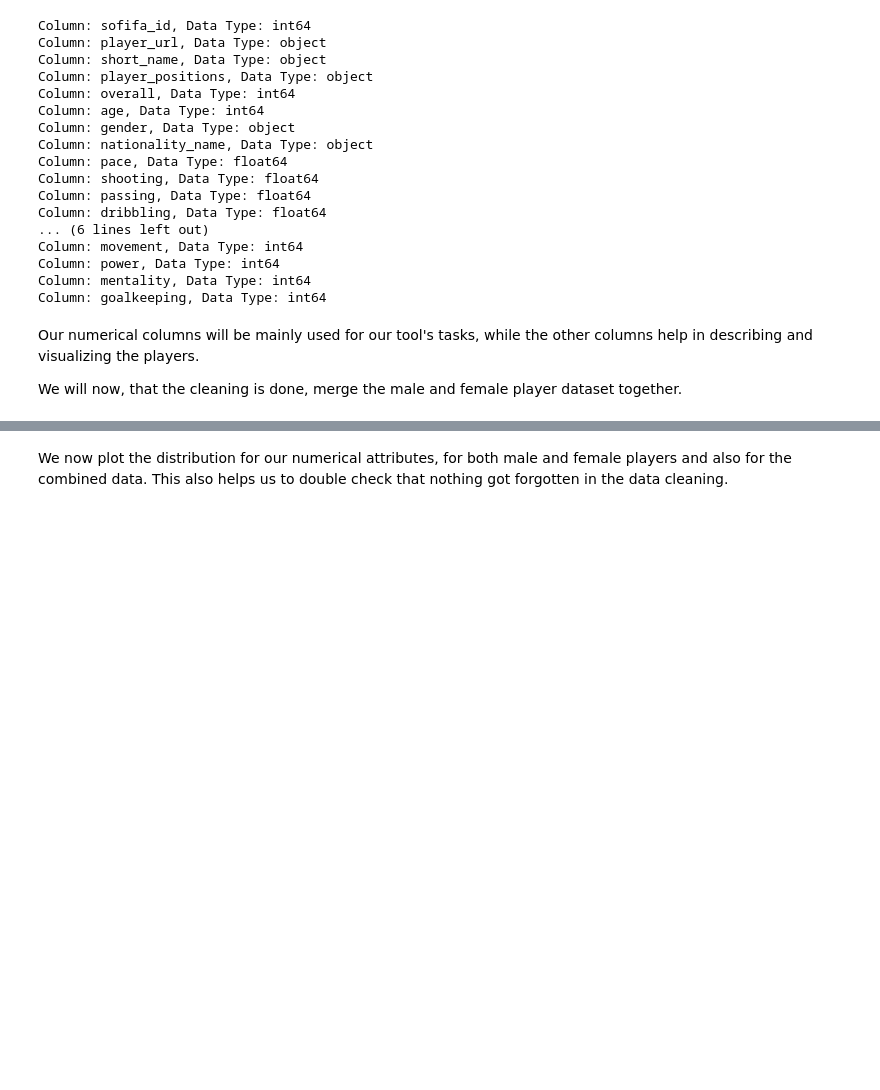
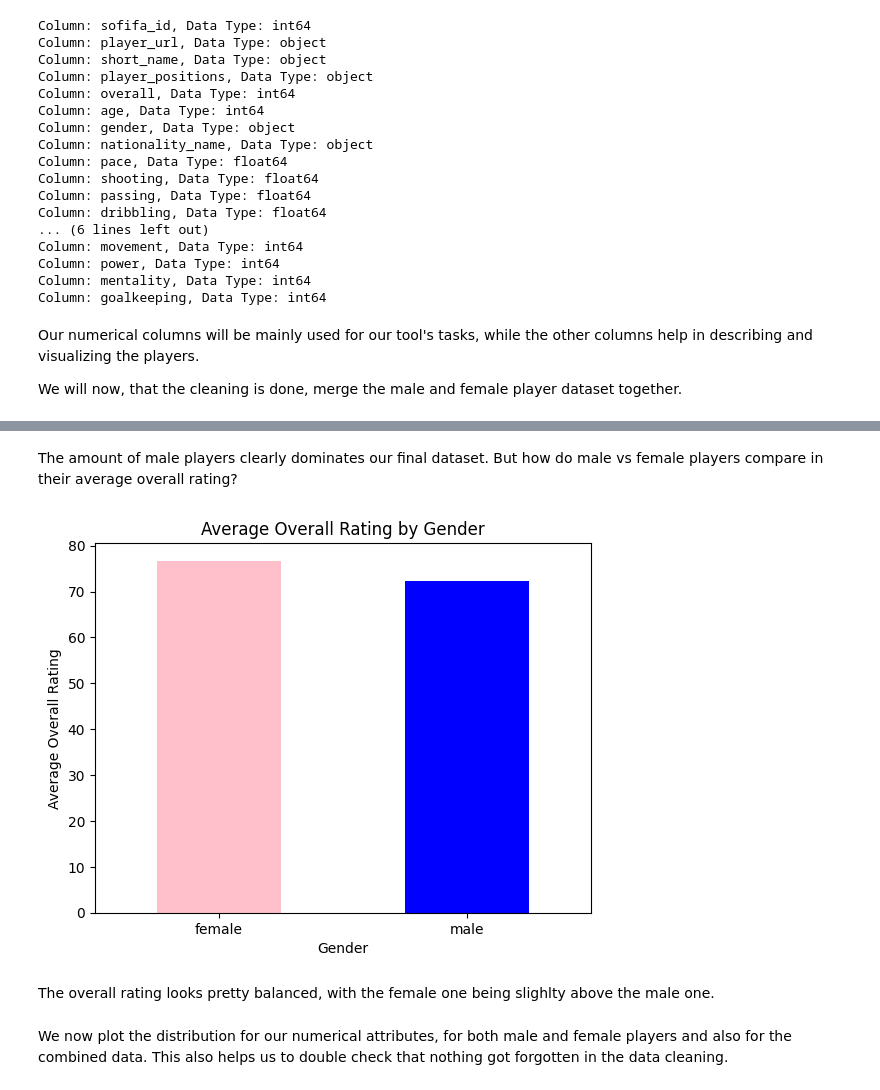
Before and after one commit to softconrob/KRGM, a Jupyter notebook: data_preparation.ipynb, the cells around one changed output, grey strips where cells are left out. Cells and saved outputs as stored; diff of their text form; code cells hidden in the pictures; blank space fills up the shorter version.

```diff
--- a/data_preparation.ipynb
+++ b/data_preparation.ipynb
@@ -657,3 +710,20 @@ df_fifa.to_csv(path_to_save_csv, index=False)
+# %% [markdown]
+The amount of male players clearly dominates our final dataset. But how do male vs female players compare in their average overall rating?
+# %%
+# calculate the average 'overall_rating' by gender
+average_ratings = df_fifa.groupby('gender')['overall'].mean()
+average_ratings.plot(kind='bar', color=['pink', 'blue'])
+
+# labelling
+plt.title('Average Overall Rating by Gender')
+plt.xlabel('Gender')
+plt.ylabel('Average Overall Rating')
+plt.xticks(rotation=0)
+plt.show()
+# %% [output]
+[figure, added]
+# %% [markdown]
+The overall rating looks pretty balanced, with the female one being slighlty above the male one.
 # %% [markdown]
 We now plot the distribution for our numerical attributes, for both male and female players and also for the combined data. This also helps us to double check that nothing got forgotten in the data cleaning.
 # %%
```
Also changed, not shown: parts of 6 cells of this notebook.
